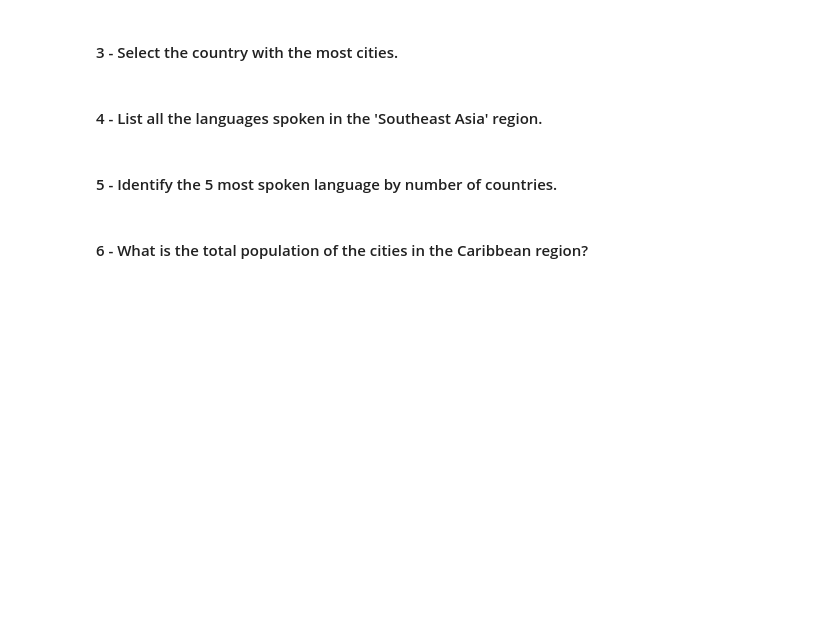
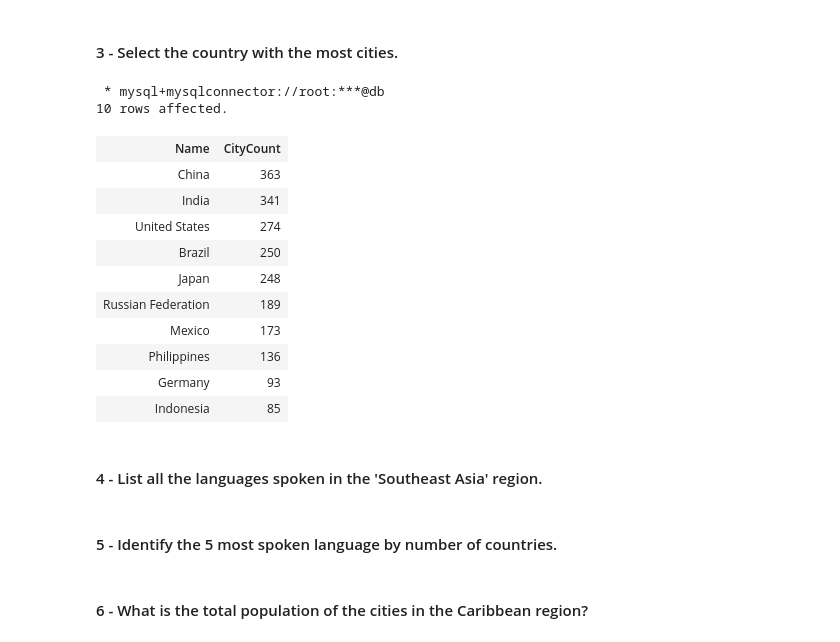
Before and after one commit to gulbord/MAPD-B, a Jupyter notebook: mysql/notebooks/MySQL.ipynb, the cells around one changed output. Cells and saved outputs as stored; diff of their text form; code cells hidden in the pictures; blank space fills up the shorter version.

```diff
--- a/mysql/notebooks/MySQL.ipynb
+++ b/mysql/notebooks/MySQL.ipynb
@@ -1564,11 +1345,26 @@ SHOW TABLES;
 # %%
 %%sql
 
-# SELECT
-# FROM
-# GROUP BY
-# ORDER BY
-# LIMIT ;
+SELECT country.Name, COUNT(CountryCode) AS CityCount
+FROM city
+INNER JOIN country ON country.Code = CountryCode
+GROUP BY CountryCode
+ORDER BY CityCount DESC
+LIMIT 10;
+# %% [output]
+ * mysql+mysqlconnector://root:***@db
+10 rows affected.
+| Name | CityCount |
+| China | 363 |
+| India | 341 |
+| United States | 274 |
+| Brazil | 250 |
+| Japan | 248 |
+| Russian Federation | 189 |
+| Mexico | 173 |
+| Philippines | 136 |
+| Germany | 93 |
+| Indonesia | 85 |
 # %% [markdown]
 #### 4 - List all the languages spoken in the 'Southeast Asia' region.
 # %%
```
Also changed, not shown: parts of 71 cells of this notebook.
